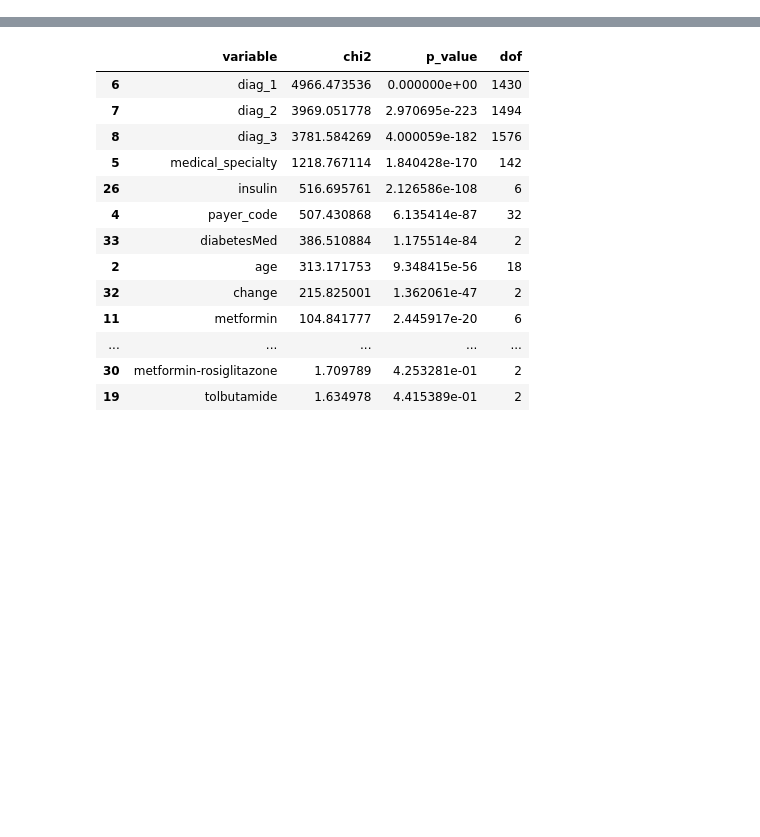
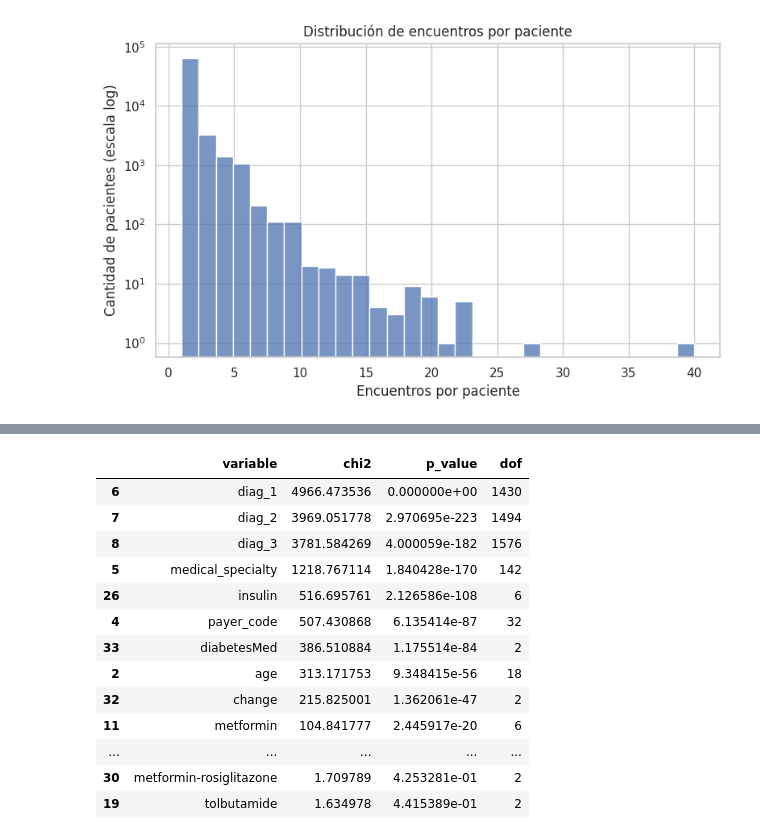
Before and after one commit to mzc07/diabetes-readmission-predictor, a Jupyter notebook: notebooks/01_eda.ipynb, the cells around one changed output, grey strips where cells are left out. Saved outputs shown, nothing was run; the diff lists cells and outputs as text; code cells hidden in the pictures; blank space fills up the shorter version.

```diff
--- a/notebooks/01_eda.ipynb
+++ b/notebooks/01_eda.ipynb
@@ -368,0 +184,13 @@ high_correlation_pairs(corr, threshold=0.8)
+# %%
+encounters_per_patient = df["patient_nbr"].value_counts()
+
+plt.figure(figsize=(8, 5))
+sns.histplot(encounters_per_patient, bins=30)
+plt.yscale("log")
+plt.xlabel("Encuentros por paciente")
+plt.ylabel("Cantidad de pacientes (escala log)")
+plt.title("Distribución de encuentros por paciente")
+plt.tight_layout()
+plt.show()
+# %% [output]
+[figure, added]
```
Also changed, not shown: parts of 100 cells of this notebook.
